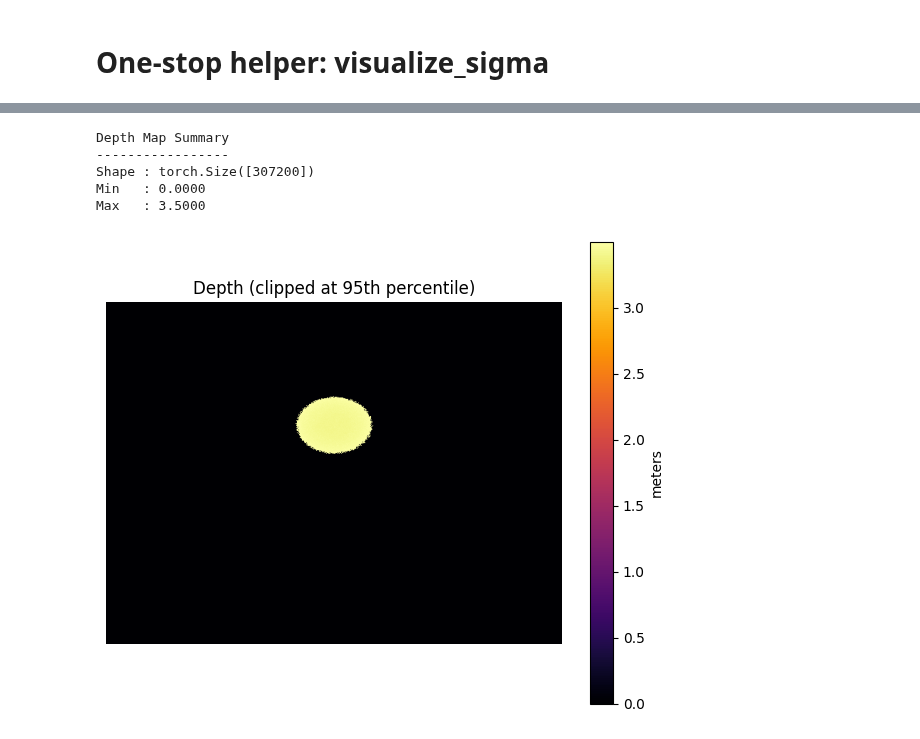
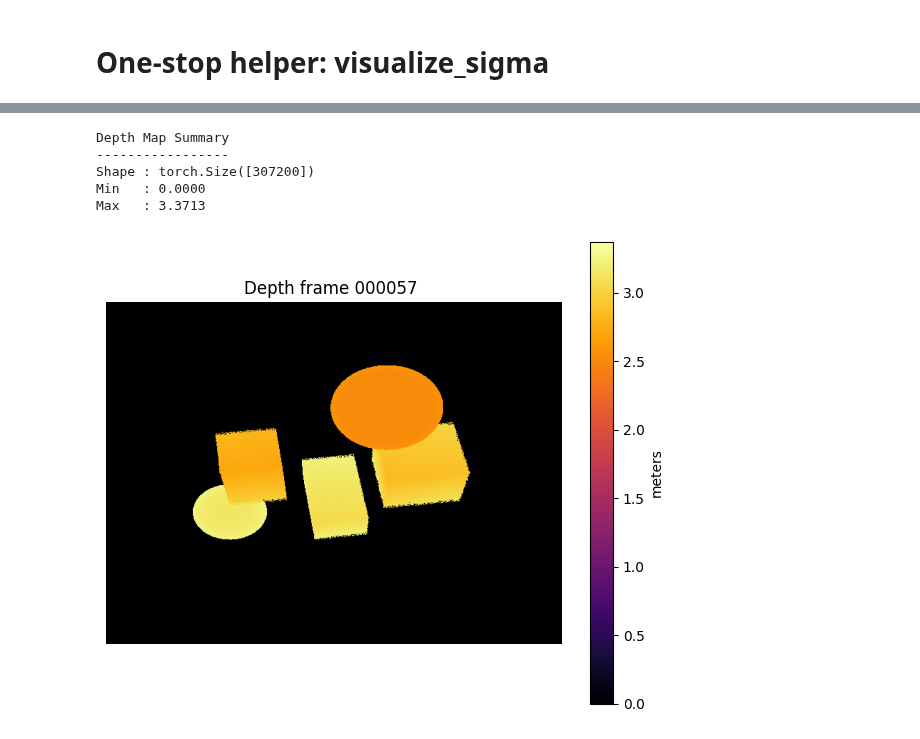
Before and after one commit to WikiGenius/nerf-lab, a Jupyter notebook: examples/demo_data_io/run_first_experiment_load.ipynb, the cells around one changed output, grey strips where cells are left out. Saved outputs shown, nothing was run; the diff lists cells and outputs as text; code cells hidden in the pictures.

```diff
--- a/examples/demo_data_io/run_first_experiment_load.ipynb
+++ b/examples/demo_data_io/run_first_experiment_load.ipynb
@@ -66,12 +66,12 @@ def get_intrinsics_from_cfg() -> Intrinsics:
 # Parameters (edit these)
 # %%
 # ---- Parameters ----
-scene_dir = Path("../../data/data_experiment2")   # root scene directory
-split      = "val"                             # one of: "train", "val", "test"
+scene_dir = Path("../../data/data_experiment3")   # root scene directory
+split      = "train"                             # one of: "train", "val", "test"
 seed       = 7
 cfg_hash   = None                                # if None, auto-discover from cache folder
 num_frames = 1
-frame_offset = 0
+frame_offset = 57
 device     = "cpu"                               # set "cuda" if available
 show_world = True                                # set True to plot the world and selected camera
 show_world_interactive = True
@@ -253,33 +253,34 @@ from nerflab.nerf_sigma_learning.ops import render_depth
 (t, delta, pts) = samples
 depth_map = render_depth(sigma_frame, delta, t)
 print(
     f"Depth Map Summary\n"
     f"-----------------\n"
     f"Shape : {depth_map.shape}\n"
     f"Min   : {depth_map.min():.4f}\n"
     f"Max   : {depth_map.max():.4f}"
 )
 
 
 # If you know H,W:
 D = depth_map.view(H, W)     # reshape
 
 # Optional: clip long tails for nicer contrast (e.g., p95)
 # hi = torch.quantile(D[D.isfinite()], 0.95).item()
 hi = torch.quantile(D[D.isfinite()], 1).item()
 D_vis = torch.clamp(D, 0, hi)
 
 plt.figure(figsize=(6,5))
 plt.imshow(D_vis.cpu().numpy(), cmap='inferno')
-plt.title("Depth (clipped at 95th percentile)")
+# plt.title("Depth (clipped at 95th percentile)")
+plt.title(f"Depth frame {frame_ids[idx_frame_render]} ")
 plt.axis('off')
 plt.colorbar(label='meters')
 plt.tight_layout()
 plt.show()
 # %% [output]
 Depth Map Summary
 -----------------
 Shape : torch.Size([307200])
 Min   : 0.0000
-Max   : 3.5000
+Max   : 3.3713
-[figure, old version]
+[figure, new version]
```
Also changed, not shown: parts of 4 cells of this notebook, 2 other files.
